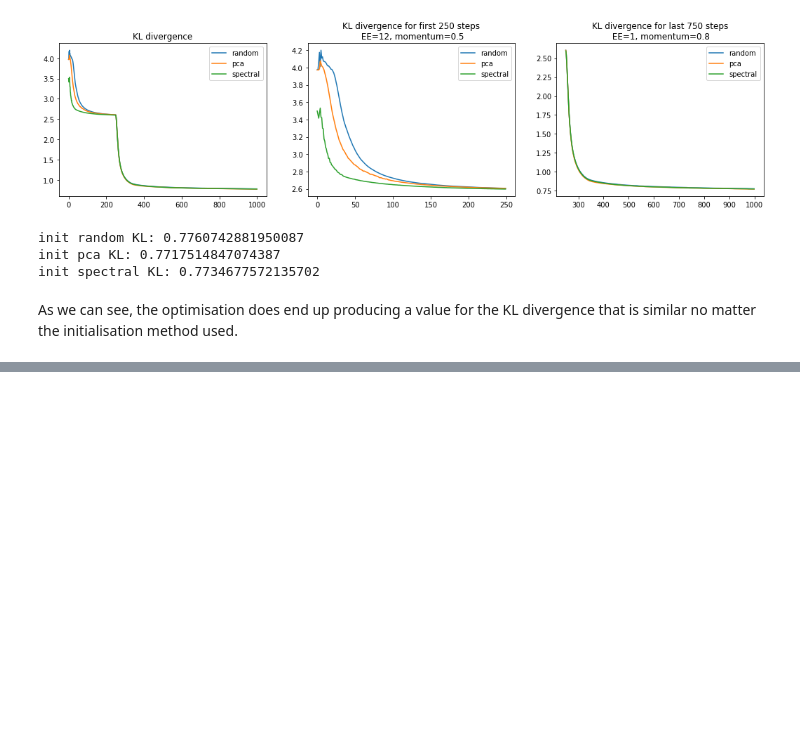
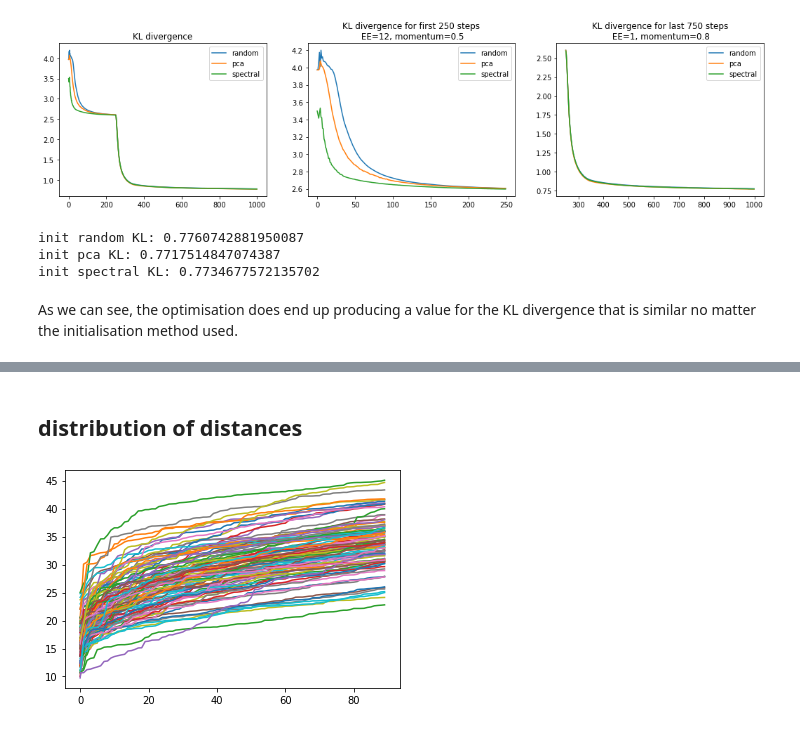
Before and after one commit to toinsson/raviz, a Jupyter notebook: Experiments.ipynb, the cells around one changed output, grey strips where cells are left out. Cells and saved outputs as stored; diff of their text form; code cells hidden in the pictures; blank space fills up the shorter version.

```diff
--- a/Experiments.ipynb
+++ b/Experiments.ipynb
@@ -294,0 +241,9 @@ display(w)
+# %% [markdown]
+## distribution of distances
+# %%
+fig, ax = plt.subplots()
+
+for i in aff._PerplexityBasedNN__distances[np.random.randint(0, X_train.shape[0], size=100)]:
+    ax.plot(i)
+# %% [output]
+[figure, added]
```
Also changed, not shown: parts of 24 cells of this notebook, 2 other files.
